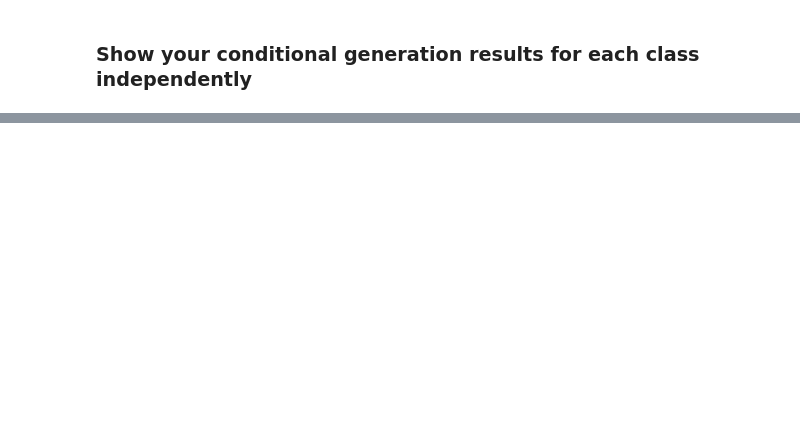
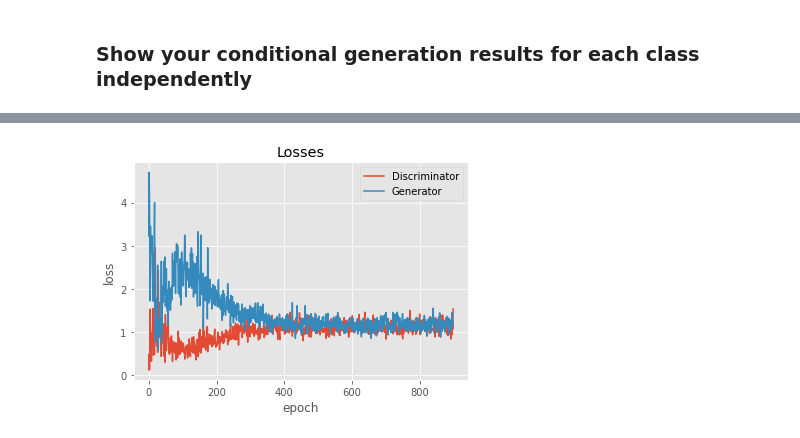
Before and after one commit to yokomeow/gans, a Jupyter notebook: 2_mnist_cgan.ipynb, the cells around one changed output, grey strips where cells are left out. Cells and saved outputs as stored; diff of their text form; code cells hidden in the pictures; blank space fills up the shorter version.

```diff
--- a/2_mnist_cgan.ipynb
+++ b/2_mnist_cgan.ipynb
@@ -191,18 +298,2 @@ def train_discriminator(images, class):
 # %% [markdown]
 ### Generator Training
-# %%
-def train_generator():
-    # Sample random vector
-    z = ...
-    gens_label = torch.randint(0, 9, (batch_size,1)).to(device)
-
-    # Generate fake images and calculate loss
-
-        # Your code here!
-
-    # Backprop and optimize
-    reset_grad()
-
-        # Your code here!
-
-    return g_loss, fake_images
@@ -211,10 +322,12 @@ def train_generator():
 # %%
 def save_fake_images(index):
     # Sample random vector
-    sample_vectors = ...
-    gens_label = torch.randint(0, 9, (batch_size,1)).to(device)
+    sample_vectors = torch.Tensor(np.random.normal(0, 1, (batch_size, latent_size))).to(
+        device
+    )
+    gens_label = torch.randint(0, number_class, (batch_size,)).to(device)
     # Generate images with Generator
-    fake_images = ...
+    fake_images = G(sample_vectors, gens_label).cpu()
     fake_images = fake_images.reshape(fake_images.size(0), 1, 28, 28)
     fake_fname = 'fake_images-{0:0=4d}.png'.format(index)
     print('Saving', fake_fname)
@@ -228,12 +341,14 @@ D.to(device)
 for epoch in range(num_epochs):
     for i, (images, digit) in enumerate(data_loader):
         # Load a batch & transform to vectors
-
-            # Your code here!
+        images = Variable(images.reshape(batch_size, -1).to(device))
+        #print(images.shape)
+        digit = digit.to(device)
+        #print(digit.shape)
 
         # Train the discriminator and generator
-
-            # Your code here!
+        d_loss, real_score, fake_score = train_discriminator(images, digit)
+        g_loss, fake_images = train_generator()
 
         # Inspect the losses
         if (i + 1) % 200 == 0:
@@ -253,5 +368,7 @@ for epoch in range(num_epochs):
                     fake_score.mean().item(),
                 )
             )
+#         break
+#     break
     # Sample and save images
     save_fake_images(epoch + 1)
@@ -259,0 +400,9 @@ for epoch in range(num_epochs):
+# %%
+plt.plot(d_losses, "-")
+plt.plot(g_losses, "-")
+plt.xlabel("epoch")
+plt.ylabel("loss")
+plt.legend(["Discriminator", "Generator"])
+plt.title("Losses");
+# %% [output]
+[figure, added]
```
Also changed, not shown: parts of 19 cells of this notebook, 1 other file.
